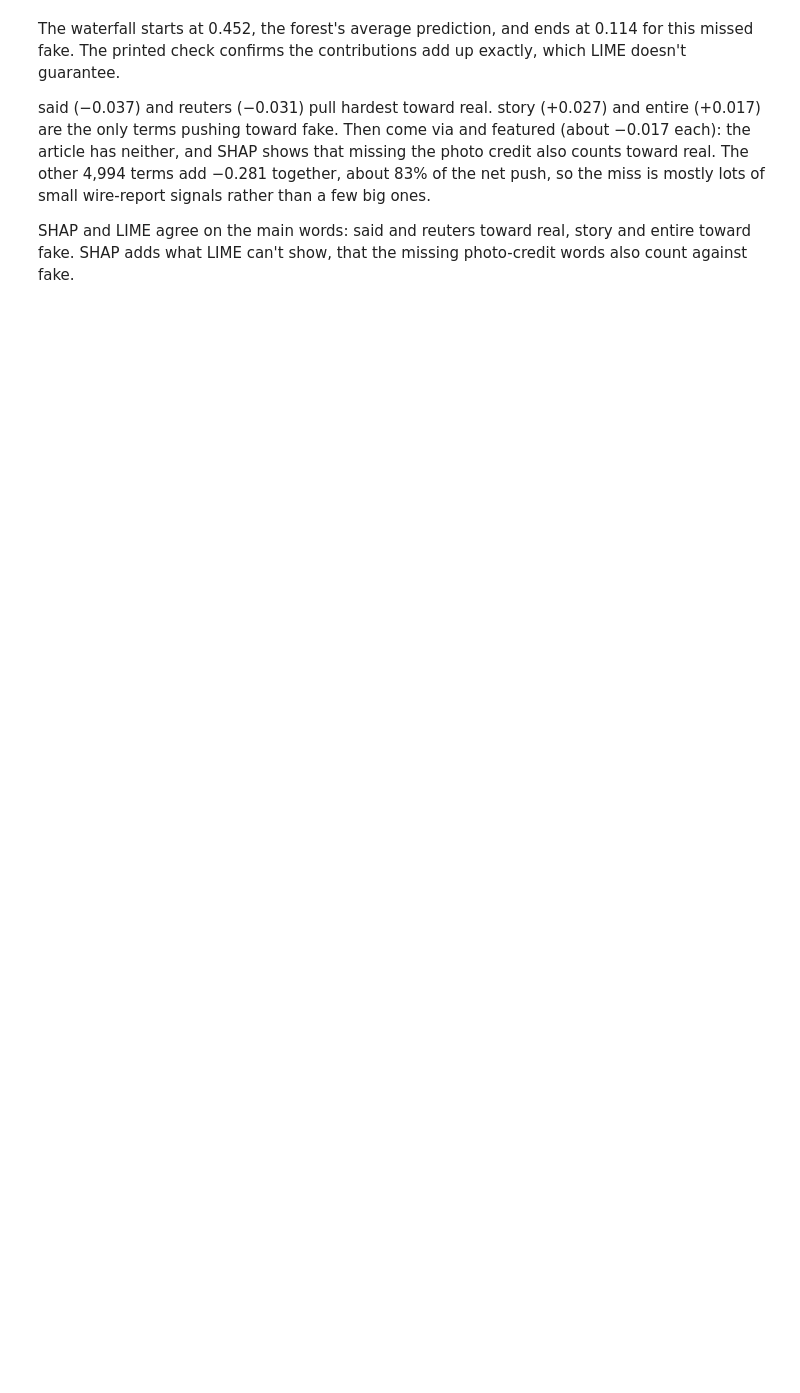
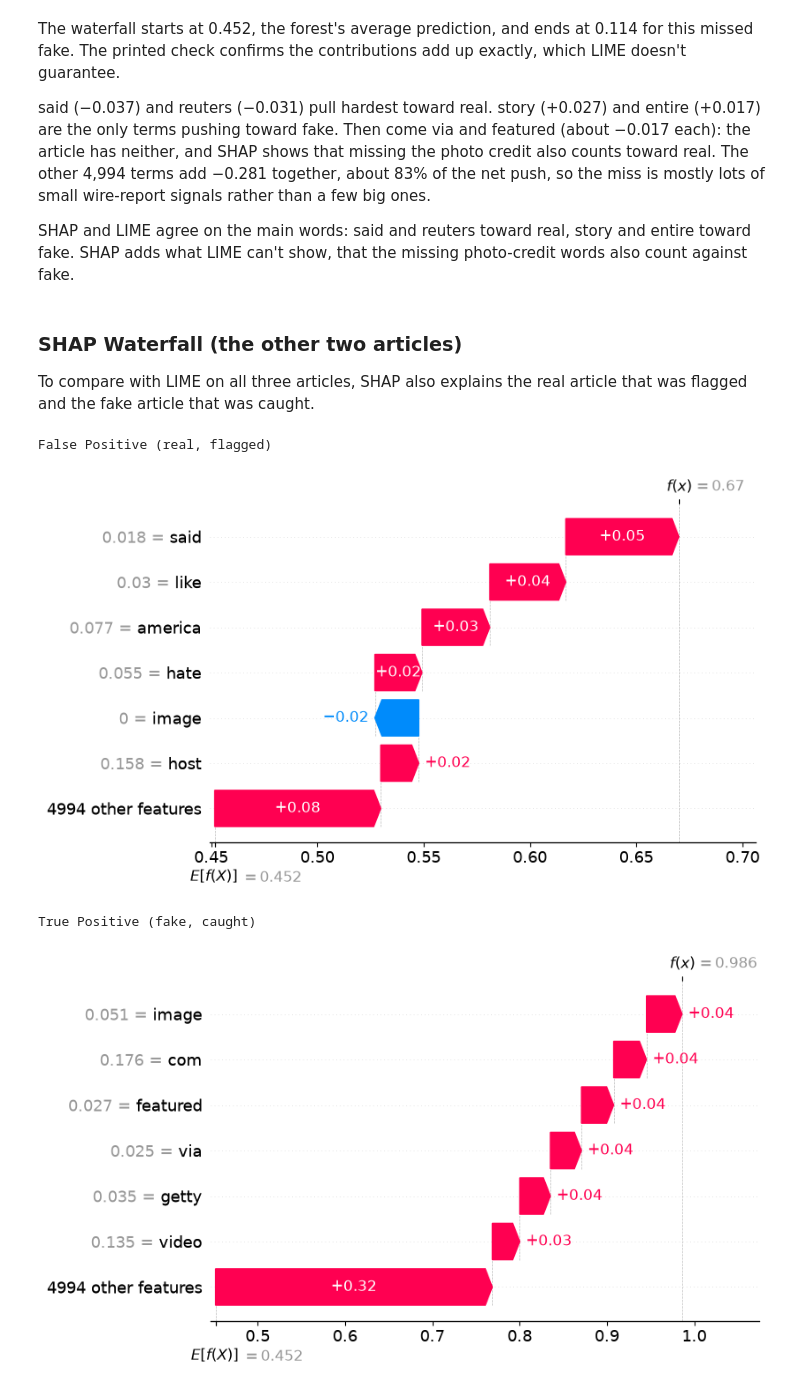
Before and after one commit to jirapon000/XDS_Fake_New_Detection, a Jupyter notebook: Model/Common Models/Random_forest.ipynb, the cells around one changed output. Saved outputs shown, nothing was run; the diff lists cells and outputs as text; code cells hidden in the pictures; blank space fills up the shorter version.

Commit message:
add SHAP waterfall for flagged real and caught fake article

```diff
--- a/Model/Common Models/Random_forest.ipynb
+++ b/Model/Common Models/Random_forest.ipynb
@@ -709,3 +694,29 @@ The waterfall starts at 0.452, the forest's average prediction, and ends at 0.11
 said (−0.037) and reuters (−0.031) pull hardest toward real. story (+0.027) and entire (+0.017) are the only terms pushing toward fake. Then come via and featured (about −0.017 each): the article has neither, and SHAP shows that missing the photo credit also counts toward real. The other 4,994 terms add −0.281 together, about 83% of the net push, so the miss is mostly lots of small wire-report signals rather than a few big ones.
 
 SHAP and LIME agree on the main words: said and reuters toward real, story and entire toward fake. SHAP adds what LIME can't show, that the missing photo-credit words also count against fake.
+# %% [markdown]
+### SHAP Waterfall (the other two articles)
+
+To compare with LIME on all three articles, SHAP also explains the real article that was flagged and the fake article that was caught.
+# %%
+for name in ["False Positive (real, flagged)", "True Positive (fake, caught)"]:
+    i = cases[name]
+    x_one = X_test_dense[i:i + 1]
+
+    sv_one = explainer_shap.shap_values(x_one, check_additivity=False)
+    if isinstance(sv_one, list):
+        sv_one = sv_one[1]
+    elif np.ndim(sv_one) == 3:
+        sv_one = sv_one[:, :, 1]
+
+    print(name)
+    shap.plots.waterfall(
+        shap.Explanation(values=sv_one[0], base_values=base_value,
+                         data=x_one[0], feature_names=list(feature_names)),
+        max_display=7
+    )
+# %% [output]
+False Positive (real, flagged)
+[figure, added]
+True Positive (fake, caught)
+[figure, added]
```
Also changed, not shown: parts of 4 cells of this notebook, 4 other files.
